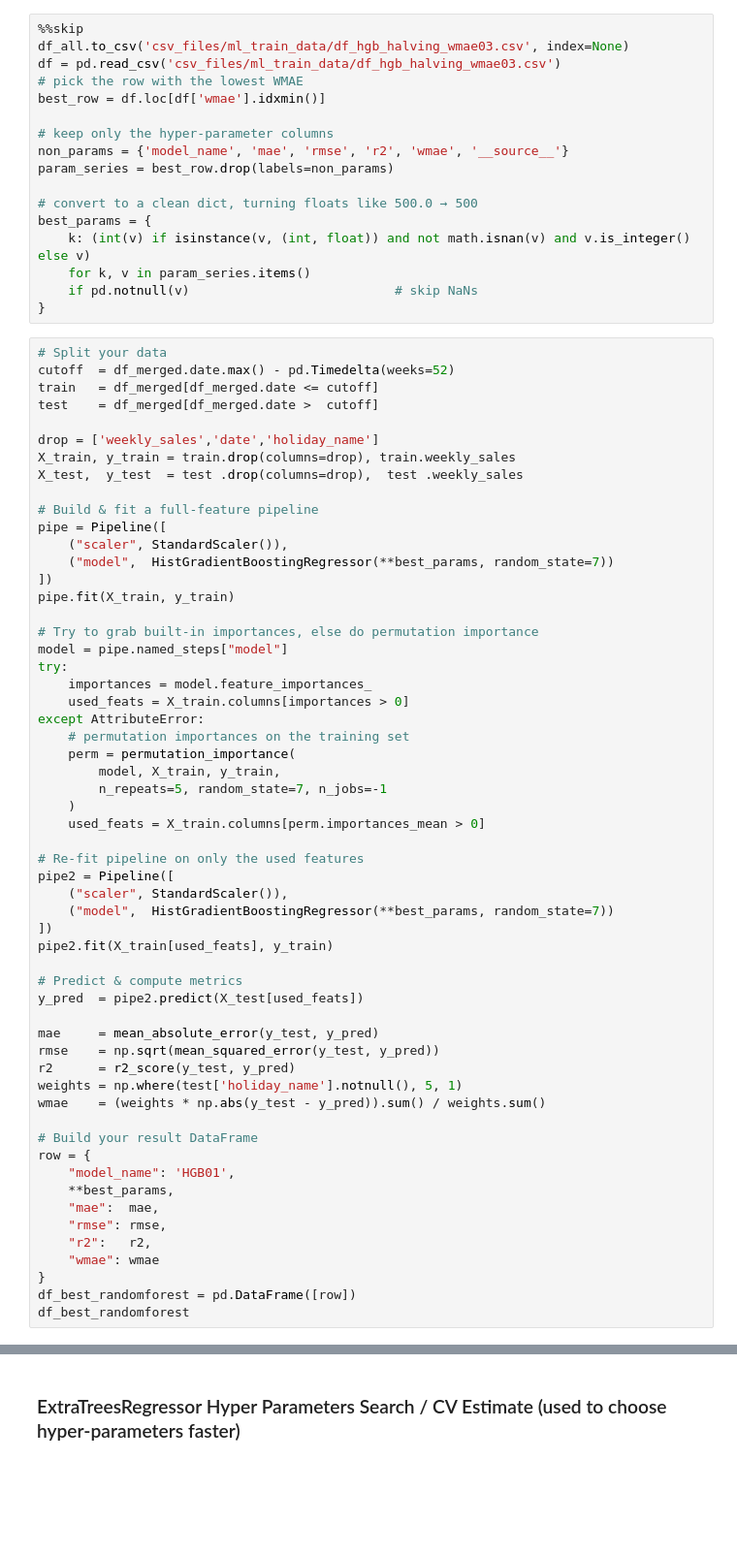
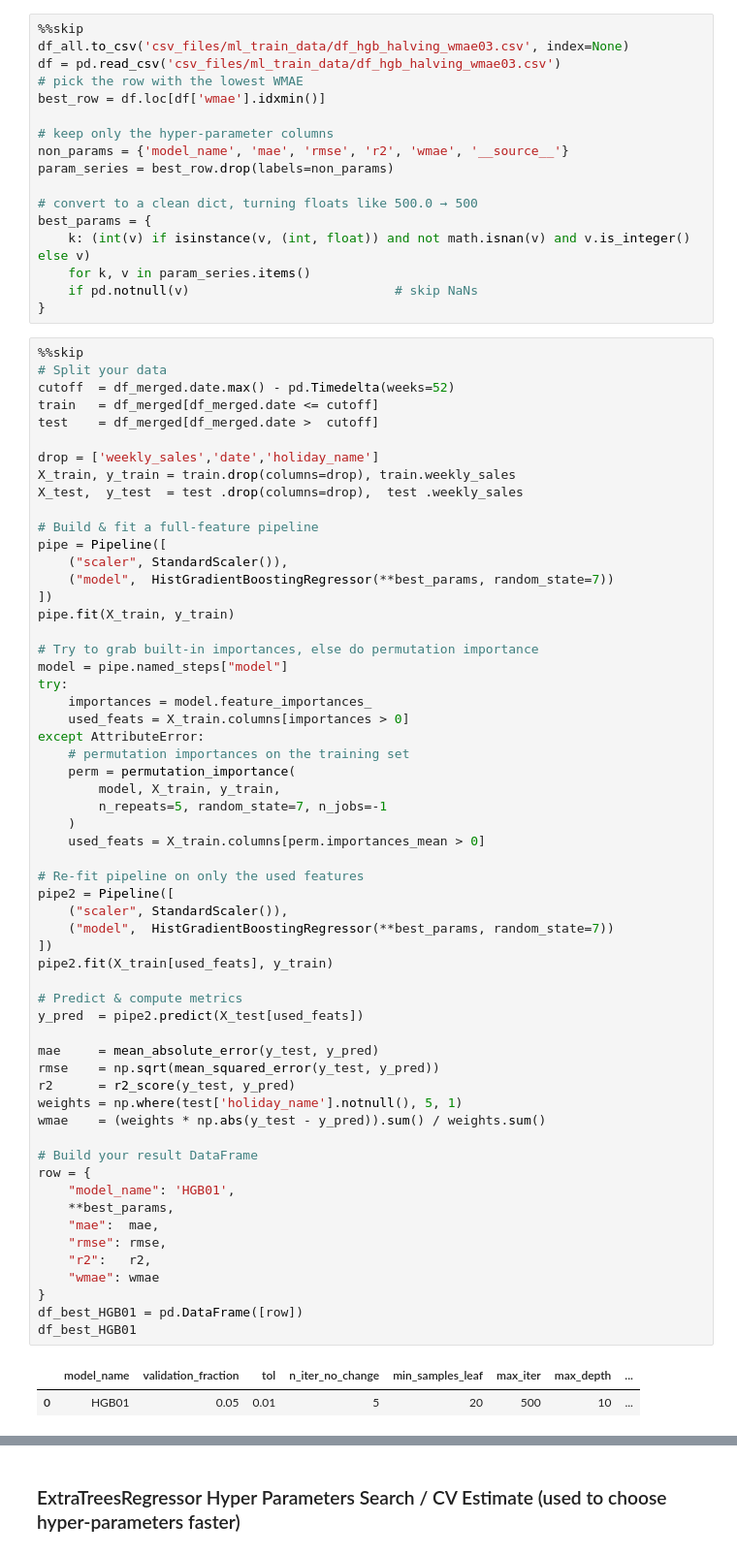
Before and after one commit to JorgeMMLRodrigues/ml_walmart_price, a Jupyter notebook: main.ipynb, the cells around one changed output, grey strips where cells are left out. Shown: that part at 97% size. Saved outputs shown, nothing was run; the diff lists cells and outputs as text; blank space fills up the shorter version.

```diff
--- a/main.ipynb
+++ b/main.ipynb
@@ -4407,6 +4503,7 @@ best_params = {
     if pd.notnull(v)                           # skip NaNs
 }
 # %%
+%%skip
 # Split your data
 cutoff  = df_merged.date.max() - pd.Timedelta(weeks=52)
 train   = df_merged[df_merged.date <= cutoff]
@@ -4434,33 +4531,36 @@ except AttributeError:
         model, X_train, y_train,
         n_repeats=5, random_state=7, n_jobs=-1
     )
     used_feats = X_train.columns[perm.importances_mean > 0]
 
 # Re‐fit pipeline on only the used features
 pipe2 = Pipeline([
     ("scaler", StandardScaler()),
     ("model",  HistGradientBoostingRegressor(**best_params, random_state=7))
 ])
 pipe2.fit(X_train[used_feats], y_train)
 
 # Predict & compute metrics
 y_pred  = pipe2.predict(X_test[used_feats])
 
 mae     = mean_absolute_error(y_test, y_pred)
 rmse    = np.sqrt(mean_squared_error(y_test, y_pred))
 r2      = r2_score(y_test, y_pred)
 weights = np.where(test['holiday_name'].notnull(), 5, 1)
 wmae    = (weights * np.abs(y_test - y_pred)).sum() / weights.sum()
 
 # Build your result DataFrame
 row = {
     "model_name": 'HGB01',
     **best_params,
     "mae":  mae,
     "rmse": rmse,
     "r2":   r2,
     "wmae": wmae
 }
-df_best_randomforest = pd.DataFrame([row])
-df_best_randomforest
+df_best_HGB01 = pd.DataFrame([row])
+df_best_HGB01
+# %% [output]
+|  | model_name | validation_fraction | tol | n_iter_no_change | min_samples_leaf | max_iter | max_depth | ... |
+| 0 | HGB01 | 0.05 | 0.01 | 5 | 20 | 500 | 10 | ... |
 # %%
```
Also changed, not shown: parts of 10 cells of this notebook, 1 other file.
